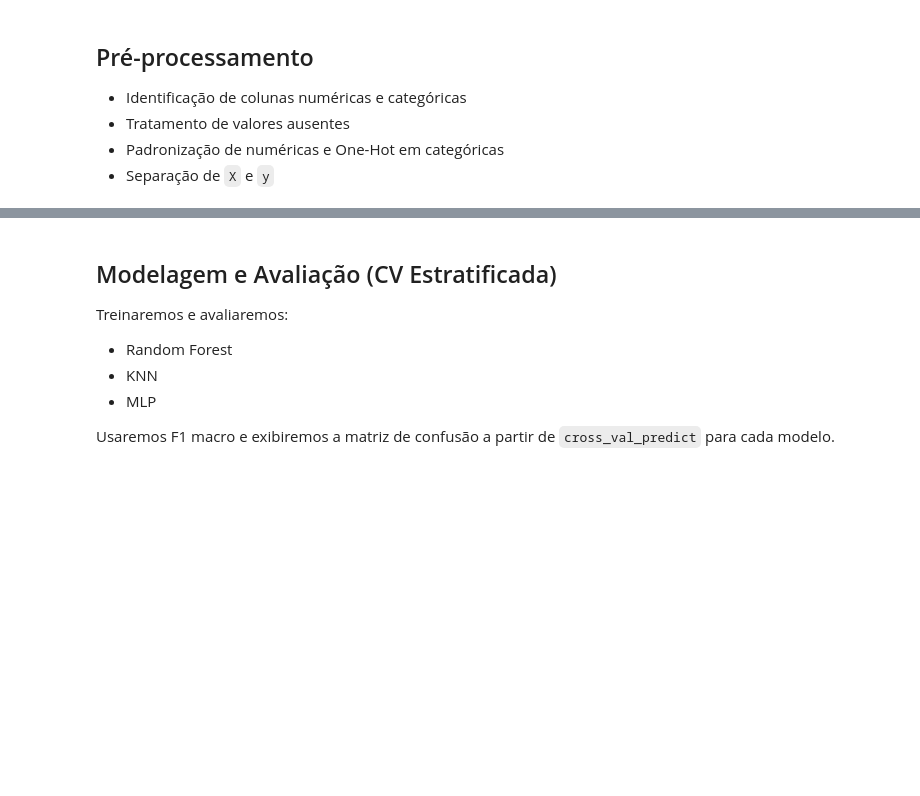
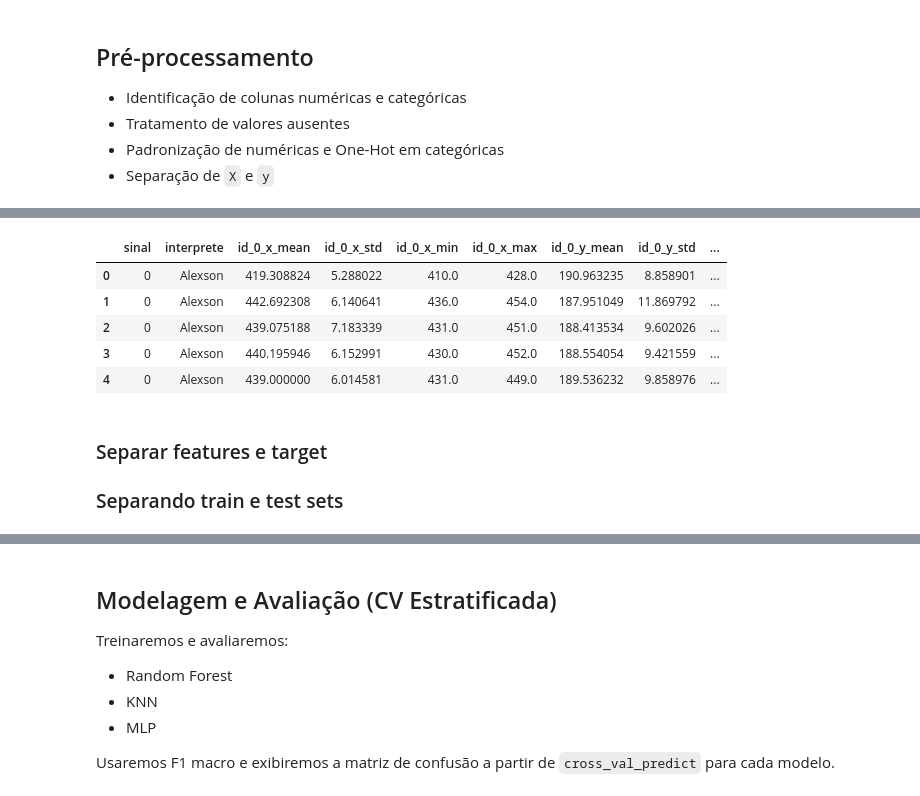
Before and after one commit to Felipe-lim/prova_ml, a Jupyter notebook: notebooks/01_classificacao.ipynb, the cells around one changed output, grey strips where cells are left out. Saved outputs shown, nothing was run; the diff lists cells and outputs as text; code cells hidden in the pictures; blank space fills up the shorter version.

```diff
--- a/notebooks/01_classificacao.ipynb
+++ b/notebooks/01_classificacao.ipynb
@@ -99,0 +370,16 @@ print(preprocess)
+# %%
+# Identificando todas as colunas relacionadas à visibilidade
+colunas_visibilidade = [col for col in resultados.columns if 'visibility' in col]
+
+# Exibindo as colunas que serão removidas
+print(f"Removendo {len(colunas_visibilidade)} colunas relacionadas à visibilidade:")
+print(colunas_visibilidade)
+
+# Removendo as colunas de visibilidade do DataFrame
+resultados = resultados.drop(columns=colunas_visibilidade)
+print(f"\nDimensões do DataFrame após remover colunas de visibilidade: {resultados.shape}")
+
+# Removendo colunas que não são relevantes para a classificação
+colunas_para_remover = ['file_name', 'duration_sec', 'num_frames', 'width', 'height']
+resultados = resultados.drop(columns=colunas_para_remover)
+print(f"Dimensões do DataFrame após remover colunas irrelevantes: {resultados.shape}")
@@ -99,0 +392,9 @@ print(preprocess)
+# %%
+resultados.head()
+# %% [output]
+|  | sinal | interprete | id_0_x_mean | id_0_x_std | id_0_x_min | id_0_x_max | id_0_y_mean | id_0_y_std | ... |
+| 0 | 0 | Alexson | 419.308824 | 5.288022 | 410.0 | 428.0 | 190.963235 | 8.858901 | ... |
+| 1 | 0 | Alexson | 442.692308 | 6.140641 | 436.0 | 454.0 | 187.951049 | 11.869792 | ... |
+| 2 | 0 | Alexson | 439.075188 | 7.183339 | 431.0 | 451.0 | 188.413534 | 9.602026 | ... |
+| 3 | 0 | Alexson | 440.195946 | 6.152991 | 430.0 | 452.0 | 188.554054 | 9.421559 | ... |
+| 4 | 0 | Alexson | 439.000000 | 6.014581 | 431.0 | 449.0 | 189.536232 | 9.858976 | ... |
@@ -99,0 +405,3 @@ print(preprocess)
+# %% [markdown]
+### Separar features e target
+### Separando train e test sets
```
Also changed, not shown: parts of 24 cells of this notebook, 3 other files.
